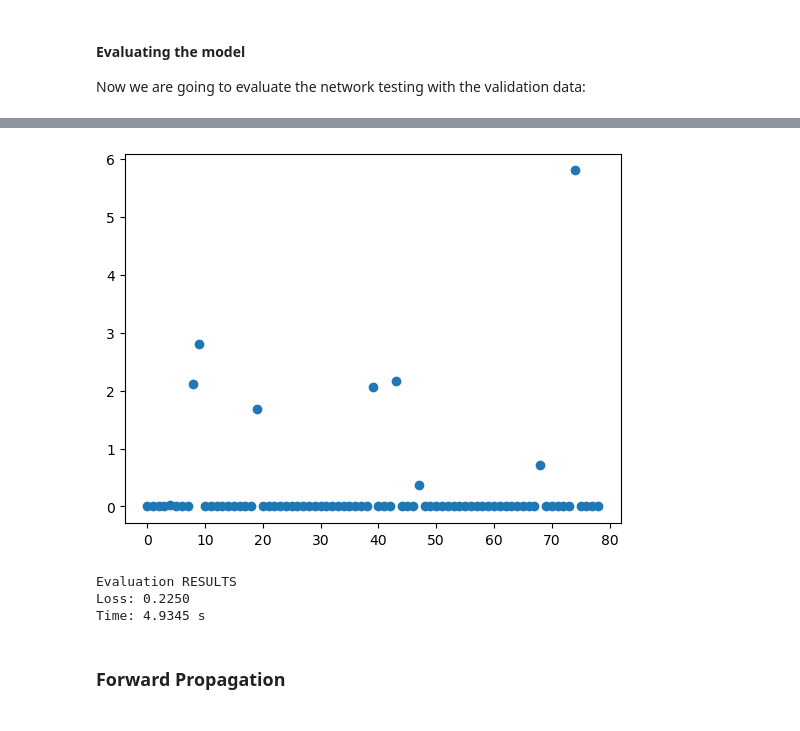
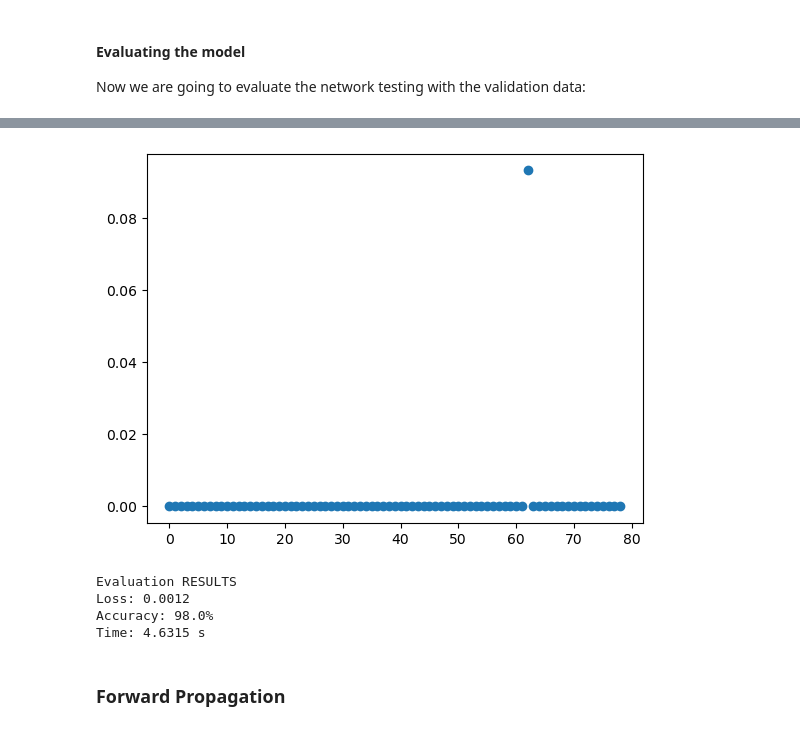
Before and after one commit to Naxetee/NN_FinalProject, a Jupyter notebook: NN_FinalProject.ipynb, the cells around one changed output, grey strips where cells are left out. Cells and saved outputs as stored; diff of their text form; code cells hidden in the pictures.

```diff
--- a/NN_FinalProject.ipynb
+++ b/NN_FinalProject.ipynb
@@ -326,6 +321,10 @@ And now we define another necessary function:
 # A function to compute losses
 def cross_entropy(predictions, targets):
   return torch.abs(torch.gather(predictions + 1e-15 ,0,targets.reshape(-1,1)).log().mean())
+
+# A function to compute accuracy
+def accuracy(ypred, ytrue):
+  return (ypred.argmax(1) == ytrue).float().mean()
 # %% [markdown]
 Let's do some proofs:
 # %%
@@ -468,21 +510,23 @@ def BackTrain(model, data_loader, loss_fn, learning_rate, device, epochs) -> Non
 # %%
-LR = 1e-4
-EPOCHS = 5
+LR = 5e-4
+EPOCHS = 15
 DEVICE = torch.device(
     f"cuda:0" if torch.cuda.is_available()
     else "cpu"
 )
 
-params_back = parameters.copy()
-Back_NeuralNetwork = MultiLayer(params_back).to(DEVICE)
+Back_NeuralNetwork = MultiLayer(params_back, DEVICE).to(DEVICE)
 
 BackTrain(
     model=Back_NeuralNetwork,
     data_loader=train_data_loader,
     loss_fn=cross_entropy,
+    acc_fn=accuracy,
     learning_rate=LR,
     device=DEVICE,
-    epochs=EPOCHS
+    epochs=EPOCHS,
+    # If {control = True} we use epochs as the total number of iterations, if not, we use epochs as the limit of epochs computed.
+    control=False
 )
 # %% [output]
 === === === === === === === === === === === ===
@@ -551,17 +554,18 @@ We can see that in each epoch the loss decreases, just how we wanted.
 
 Now we are going to evaluate the network testing with the validation data:
 # %%
-def BackEval(model, data_loader, loss_fn, device) -> None:
+def Eval(model, data_loader, loss_fn, acc_fn, device) -> None:
 
     # Initialize some auxiliar variables
     losses = []
+    accuracies = []
 
     # Start time of the Evaluation
     t0 = time.perf_counter()
 
     for it, batch in enumerate(data_loader):
 
-        inputs = batch[0].to(device).requires_grad_(True)
+        inputs = batch[0].to(device)
         targets = batch[1].to(device)
 
         # Start time of iteration
@@ -573,6 +577,10 @@ def BackEval(model, data_loader, loss_fn, device) -> None:
         # Calculate Loss
         loss = loss_fn(predictions, targets)
         losses.append(loss.item())
+
+        # Calculate Accuracy
+        acc = acc_fn(predictions, targets)
+        accuracies.append(acc.item()*10e2)
 
         # End time of iteration
         t3 = time.perf_counter()
@@ -589,12 +597,14 @@ def BackEval(model, data_loader, loss_fn, device) -> None:
     plt.show()
     print("Evaluation RESULTS")
     print(f"Loss: {sum(losses)/len(losses):.4f}")
+    print(f"Accuracy: {sum(accuracies)/len(accuracies):.1f}%")
     print(f"Time: {t1-t0:.4f} s")
 # %%
-BackEval(
+Eval(
     model=Back_NeuralNetwork,
     data_loader=test_data_loader,
     loss_fn=cross_entropy,
+    acc_fn=accuracy,
     device=DEVICE
 )
 # %% [output]
@@ -609,7 +619,8 @@ Iteration   70, Loss: 0.0000, It. Time: 0.0009 s
-[figure, old version]
+[figure, new version]
 Evaluation RESULTS
-Loss: 0.2250
-Time: 4.9345 s
+Loss: 0.0012
+Accuracy: 98.0%
+Time: 4.6315 s
 # %% [markdown]
 ### Forward Propagation
 # %% [markdown]
```
Also changed, not shown: parts of 24 cells of this notebook, 38 other files.
